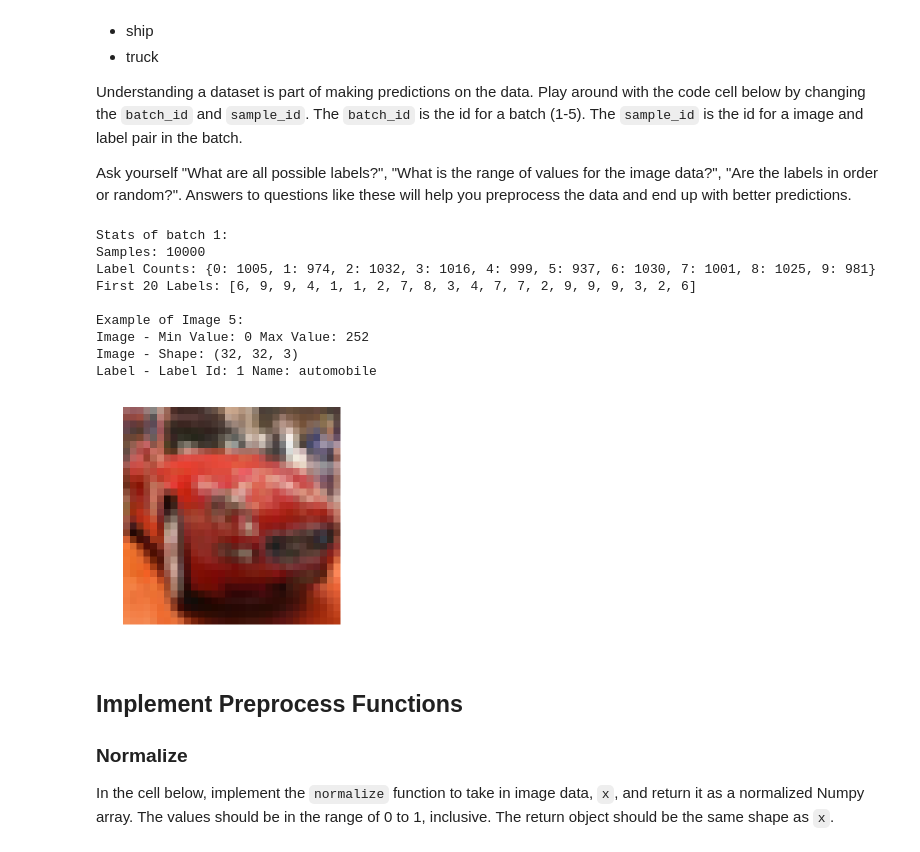
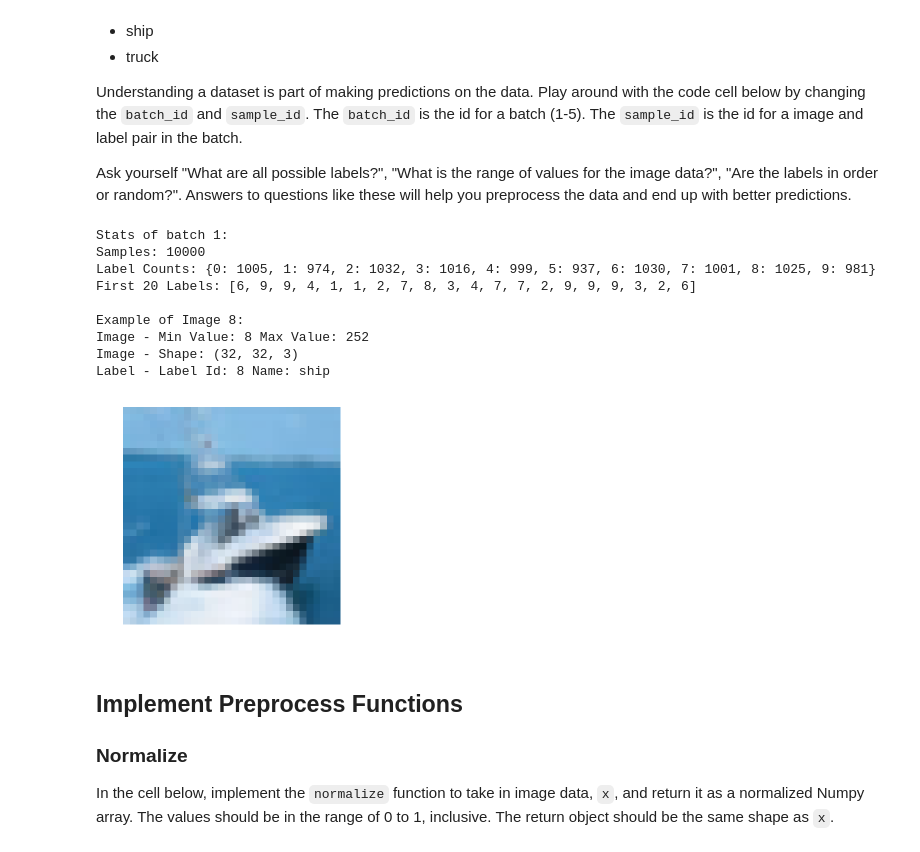
Before and after one commit to agripino/MLND, a Jupyter notebook: image_classification/image_classification.ipynb, the cells around one changed output. Saved outputs shown, nothing was run; the diff lists cells and outputs as text; code cells hidden in the pictures.

```diff
--- a/image_classification/image_classification.ipynb
+++ b/image_classification/image_classification.ipynb
@@ -59,25 +59,25 @@ Ask yourself "What are all possible labels?", "What is the range of values for t
 # %%
 %matplotlib inline
 %config InlineBackend.figure_format = 'retina'
 
 import helper
 import numpy as np
 
 # Explore the dataset
 batch_id = 1
-sample_id = 5
+sample_id = 8
 helper.display_stats(cifar10_dataset_folder_path, batch_id, sample_id)
 # %% [output]
 Stats of batch 1:
 Samples: 10000
 Label Counts: {0: 1005, 1: 974, 2: 1032, 3: 1016, 4: 999, 5: 937, 6: 1030, 7: 1001, 8: 1025, 9: 981}
 First 20 Labels: [6, 9, 9, 4, 1, 1, 2, 7, 8, 3, 4, 7, 7, 2, 9, 9, 9, 3, 2, 6]
 
-Example of Image 5:
-Image - Min Value: 0 Max Value: 252
+Example of Image 8:
+Image - Min Value: 8 Max Value: 252
 Image - Shape: (32, 32, 3)
-Label - Label Id: 1 Name: automobile
+Label - Label Id: 8 Name: ship
-[figure, old version]
+[figure, new version]
 # %% [markdown]
 ## Implement Preprocess Functions
 ### Normalize
```
Also changed, not shown: parts of 3 cells of this notebook.
